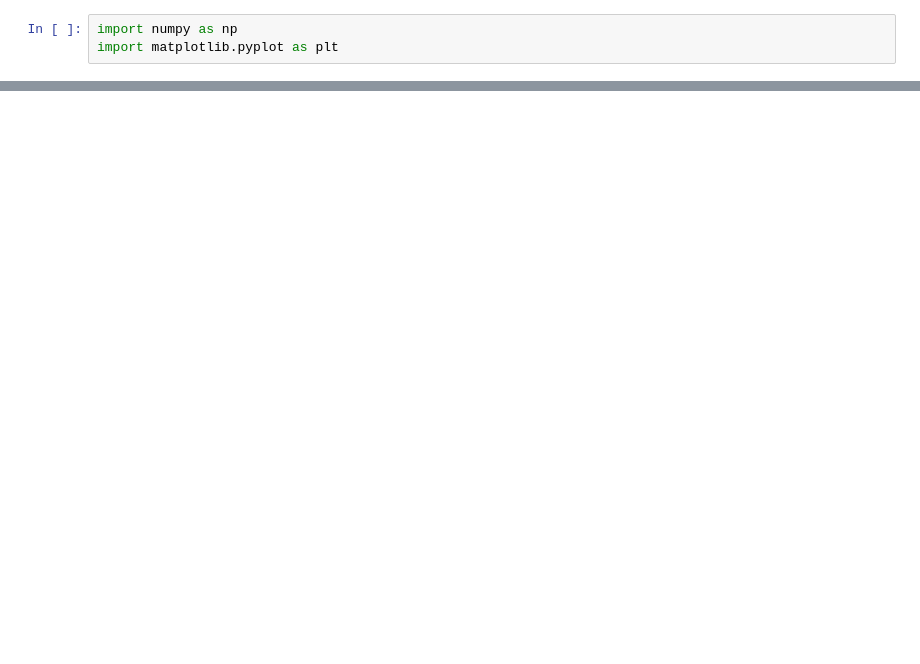
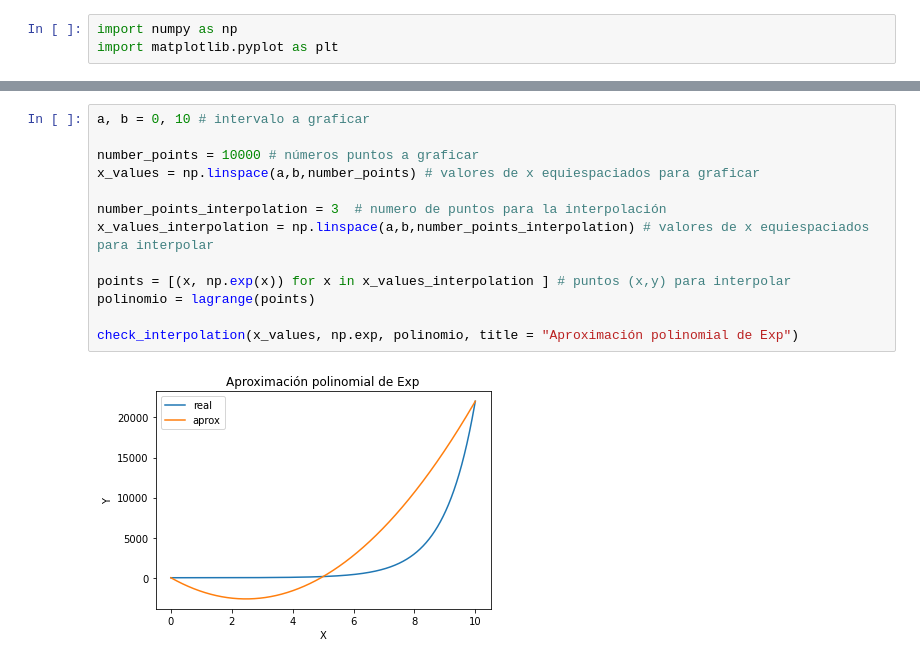
Before and after one commit to diegoquezadac/ayudantia_inf-221, a Jupyter notebook: session 3/scripts/check-interpolation.ipynb, the cells around one changed output, grey strips where cells are left out. Cells and saved outputs as stored; diff of their text form; blank space fills up the shorter version.

```diff
--- a/session 3/scripts/check-interpolation.ipynb
+++ b/session 3/scripts/check-interpolation.ipynb
@@ -23,0 +66,15 @@ check_interpolation(x_values, np.sin, approx_sin, title = "Diferencia función S
+# %%
+a, b = 0, 10 # intervalo a graficar
+
+number_points = 10000 # números puntos a graficar
+x_values = np.linspace(a,b,number_points) # valores de x equiespaciados para graficar
+
+number_points_interpolation = 3  # numero de puntos para la interpolación
+x_values_interpolation = np.linspace(a,b,number_points_interpolation) # valores de x equiespaciados para interpolar
+
+points = [(x, np.exp(x)) for x in x_values_interpolation ] # puntos (x,y) para interpolar
+polinomio = lagrange(points)
+
+check_interpolation(x_values, np.exp, polinomio, title = "Aproximación polinomial de Exp")
+# %% [output]
+[figure, added]
```
Also changed, not shown: parts of 8 cells of this notebook, 4 other files.
